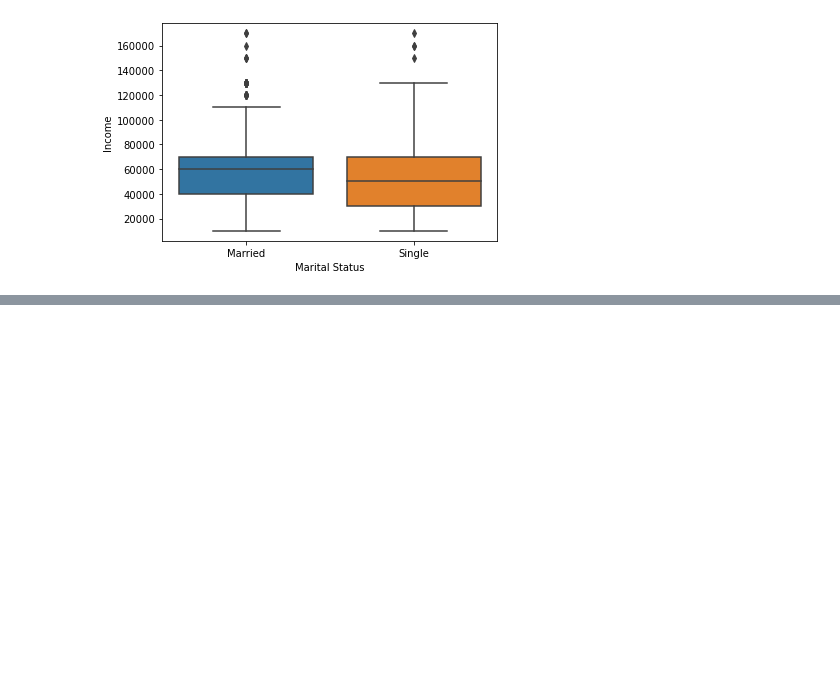
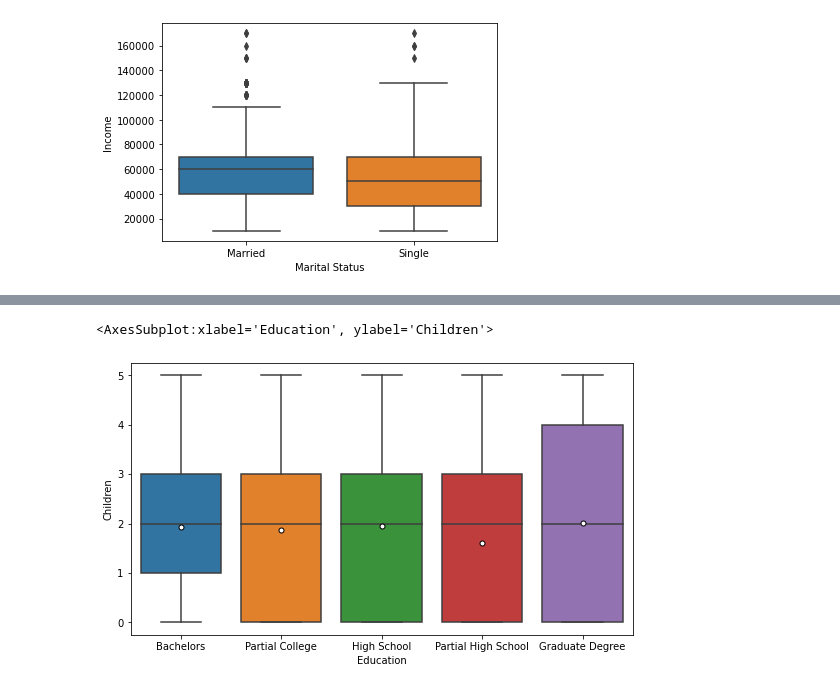
Before and after one commit to Mei0202/FDS-2023-1-CC52, a Jupyter notebook: TF.ipynb, the cells around one changed output, grey strips where cells are left out. Saved outputs shown, nothing was run; the diff lists cells and outputs as text; code cells hidden in the pictures; blank space fills up the shorter version.

```diff
--- a/TF.ipynb
+++ b/TF.ipynb
@@ -79,0 +88,12 @@ bikeB2.describe()
+# %%
+#Limpieza de la columna Car
+bikeB2.loc[bikeB2["Cars"].isna(),"Cars"]= [i for i in np.random.choice([0,1,2,3,4], bikeB2["Cars"].isna().sum())]
+# %%
+#Limpieza de la columna HomeOwner
+bikeB2.loc[bikeB2["Home Owner"].isna(),"Home Owner"]=[i for i in np.random.choice(bikeB2[bikeB2["Home Owner"].isnull()==False]["Home Owner"].unique(), bikeB2["Home Owner"].isna().sum())]
+# %%
+# Segmentar Commute Distance
+
+#['0-1 Miles', '2-5 Miles', '5-10 Miles', '1-2 Miles', '10+ Miles']
+
+bikeB2["New Commute Distance"] = bikeB2["Commute Distance"].replace({"0-1 Miles":"Minimal","1-2 Miles":"Short","2-5 Miles":"Moderate","5-10 Miles":"Long","10+ Miles":"Extensive"})
@@ -79,0 +119,3 @@ bikeB2.describe()
+# %%
+#Creamos una nueva columna que indique con el valor 1 si es que tiene hijos, y el valor 0 si es que no tiene hijos
+bikeB2["Con_Hijos"]=np.where(bikeB2["Children"]>0,1,0)
@@ -79,0 +133,6 @@ bikeB2.describe()
+# %%
+plt.figure(figsize=(9,5))
+sb.boxplot(x="Education",y="Children",data=bikeB2,showmeans=True,meanprops={'marker':'o','markerfacecolor':'white','markeredgecolor':'black','markersize':'5'})
+# %% [output]
+<AxesSubplot:xlabel='Education', ylabel='Children'>
+[figure, added]
```
Also changed, not shown: parts of 13 cells of this notebook.
